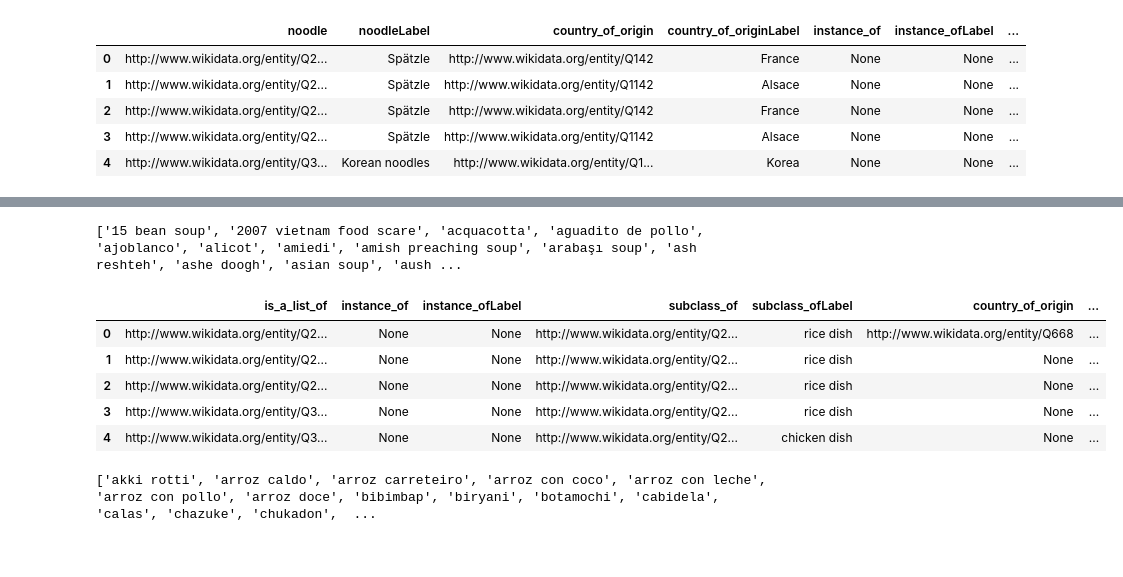
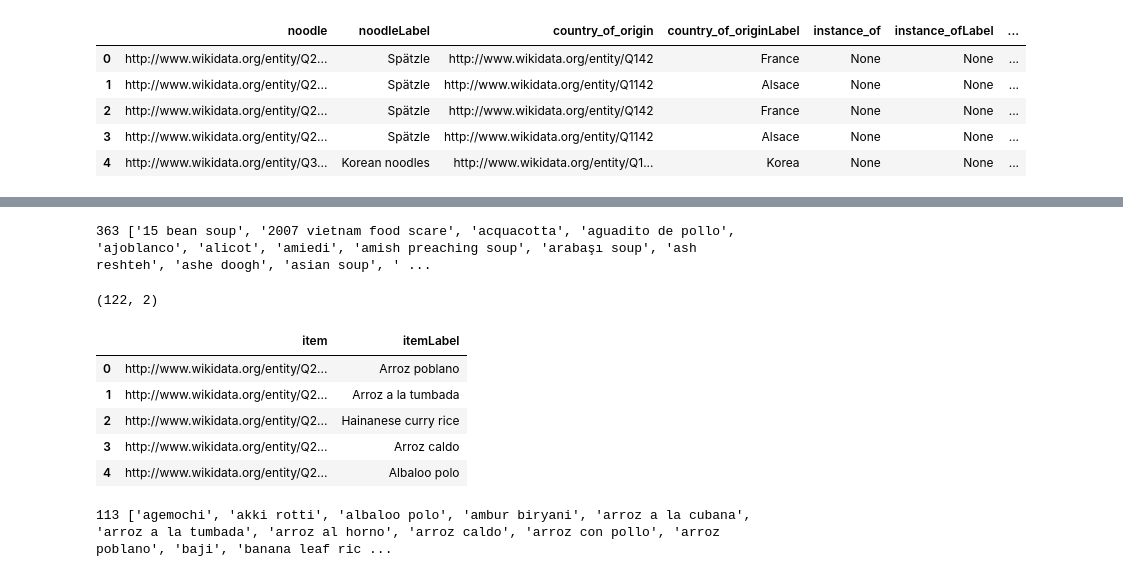
Before and after one commit to ravi-gopalan/DAND_Data_Wrangling, a Jupyter notebook: wikidata_sparql_query.ipynb, the cells around one changed output, grey strips where cells are left out. Drawn from its saved outputs; the diff is of its cells as text; code cells hidden in the pictures.

```diff
--- a/wikidata_sparql_query.ipynb
+++ b/wikidata_sparql_query.ipynb
@@ -101,8 +171,7 @@ df_soup.head()
 # %%
 soup_list = sorted([re.sub("q[0-9]+","",item.lower()) \
                          for item in df_soup.groupby(\
-                                                     ['subclassLabel'])['country_of_originLabel']\
-                    .agg('count').index.values.tolist()])
+                                                     ['itemLabel'])['item'].agg('count').index.values.tolist()])
 
 soup_list = sorted([re.sub("\-", " ",item) for item in soup_list])
 soup_counter = Counter(soup_list)
@@ -111,37 +180,43 @@ soup_list = []
 for key in soup_counter.keys():
   if len(key) != 0:
     soup_list.append(key)
-print(soup_list)
+print(len(soup_list),soup_list)
 # %% [output]
-['15 bean soup', '2007 vietnam food scare', 'acquacotta', 'aguadito de pollo', 'ajoblanco', 'alicot', 'amiedi', 'amish preaching soup', 'arabaşı soup', 'ash reshteh', 'ashe doogh', 'asian soup', 'aush ...
+363 ['15 bean soup', '2007 vietnam food scare', 'acquacotta', 'aguadito de pollo', 'ajoblanco', 'alicot', 'amiedi', 'amish preaching soup', 'arabaşı soup', 'ash reshteh', 'ashe doogh', 'asian soup', ' ...
 # %%
 endpoint_url = "https://query.wikidata.org/sparql"
-query_rice_dish = """SELECT ?is_a_list_of ?instance_of ?instance_ofLabel ?subclass_of ?subclass_ofLabel ?country_of_origin ?country_of_originLabel WHERE {
+query_rice_dish = """SELECT ?item ?itemLabel WHERE {
+  ?item wdt:P279 wd:Q21976260.
+  SERVICE wikibase:label { bd:serviceParam wikibase:language "[AUTO_LANGUAGE],en". }
+}"""
+
+
+"""SELECT ?is_a_list_of ?instance_of ?instance_ofLabel ?subclass_of ?subclass_ofLabel ?country_of_origin ?country_of_originLabel WHERE {
   SERVICE wikibase:label { bd:serviceParam wikibase:language "[AUTO_LANGUAGE],en". }
   ?is_a_list_of wdt:P279 wd:Q21976260.
   OPTIONAL {  }
   OPTIONAL { ?is_a_list_of wdt:P5456 ?instance_of. }
   OPTIONAL { ?is_a_list_of wdt:P279 ?subclass_of. }
   OPTIONAL { ?is_a_list_of wdt:P495 ?country_of_origin. }
 }
 """
 
 df_rice_dish = get_results(endpoint_url,query_rice_dish)
+print(df_rice_dish.shape)
 df_rice_dish.head()
 # %% [output]
+(122, 2)
-|  | is_a_list_of | instance_of | instance_ofLabel | subclass_of | subclass_ofLabel | country_of_origin | ... |
-| 0 | http://www.wikidata.org/entity/Q2... | None | None | http://www.wikidata.org/entity/Q2... | rice dish | http://www.wikidata.org/entity/Q668 | ... |
-| 1 | http://www.wikidata.org/entity/Q2... | None | None | http://www.wikidata.org/entity/Q2... | rice dish | None | ... |
-| 2 | http://www.wikidata.org/entity/Q2... | None | None | http://www.wikidata.org/entity/Q2... | rice dish | None | ... |
-| 3 | http://www.wikidata.org/entity/Q3... | None | None | http://www.wikidata.org/entity/Q2... | rice dish | None | ... |
-| 4 | http://www.wikidata.org/entity/Q3... | None | None | http://www.wikidata.org/entity/Q2... | chicken dish | None | ... |
+|  | item | itemLabel |
+| 0 | http://www.wikidata.org/entity/Q2... | Arroz poblano |
+| 1 | http://www.wikidata.org/entity/Q2... | Arroz a la tumbada |
+| 2 | http://www.wikidata.org/entity/Q2... | Hainanese curry rice |
+| 3 | http://www.wikidata.org/entity/Q2... | Arroz caldo |
+| 4 | http://www.wikidata.org/entity/Q2... | Albaloo polo |
 # %%
-df_rice_dish.groupby(['subclass_ofLabel', 'instance_ofLabel'], as_index=False)['country_of_originLabel'].agg('count').instance_ofLabel.values.tolist()
 
 rice_dish_list = sorted([re.sub("q[0-9]+","",item.lower()) \
                          for item in df_rice_dish.groupby(\
-                                                          ['subclass_ofLabel', 'instance_ofLabel'], as_index=False)\
-                         ['country_of_originLabel'].agg('count').instance_ofLabel.values.tolist()])
+                                                          ['itemLabel'])['item'].agg('count').index.values.tolist()])
 
 rice_dish_list = sorted([re.sub("\-", " ",item) for item in rice_dish_list])
 rice_dish_counter = Counter(rice_dish_list)
@@ -150,8 +225,8 @@ rice_dish_list = []
 for key in rice_dish_counter.keys():
   if len(key) != 0:
     rice_dish_list.append(key)
-print(rice_dish_list)
+print(len(rice_dish_list),rice_dish_list)
 # %% [output]
-['akki rotti', 'arroz caldo', 'arroz carreteiro', 'arroz con coco', 'arroz con leche', 'arroz con pollo', 'arroz doce', 'bibimbap', 'biryani', 'botamochi', 'cabidela', 'calas', 'chazuke', 'chukadon',  ...
+113 ['agemochi', 'akki rotti', 'albaloo polo', 'ambur biryani', 'arroz a la cubana', 'arroz a la tumbada', 'arroz al horno', 'arroz caldo', 'arroz con pollo', 'arroz poblano', 'baji', 'banana leaf ric ...
 # %%
 endpoint_url = "https://query.wikidata.org/sparql"
```
Also changed, not shown: parts of 59 cells of this notebook.
